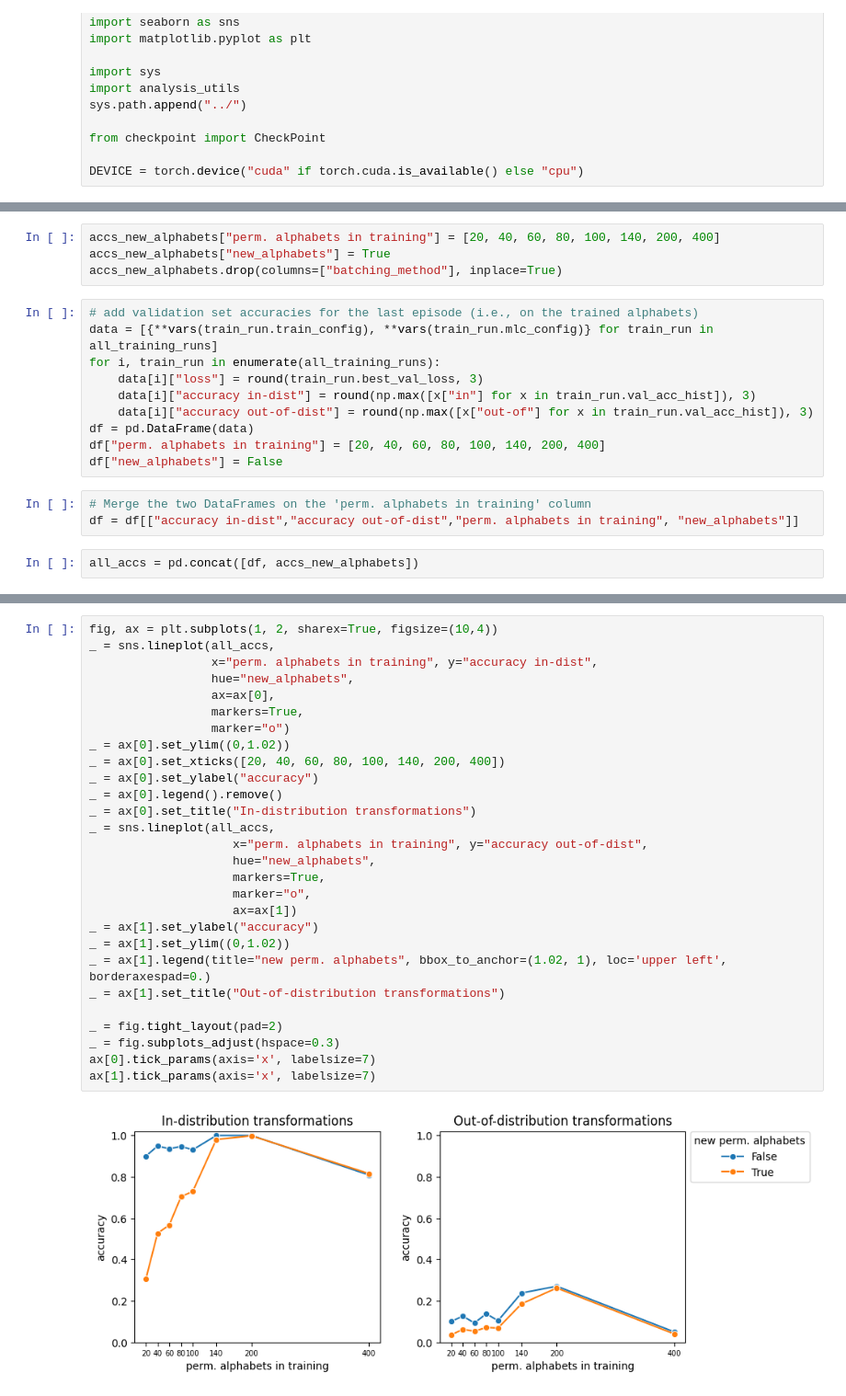
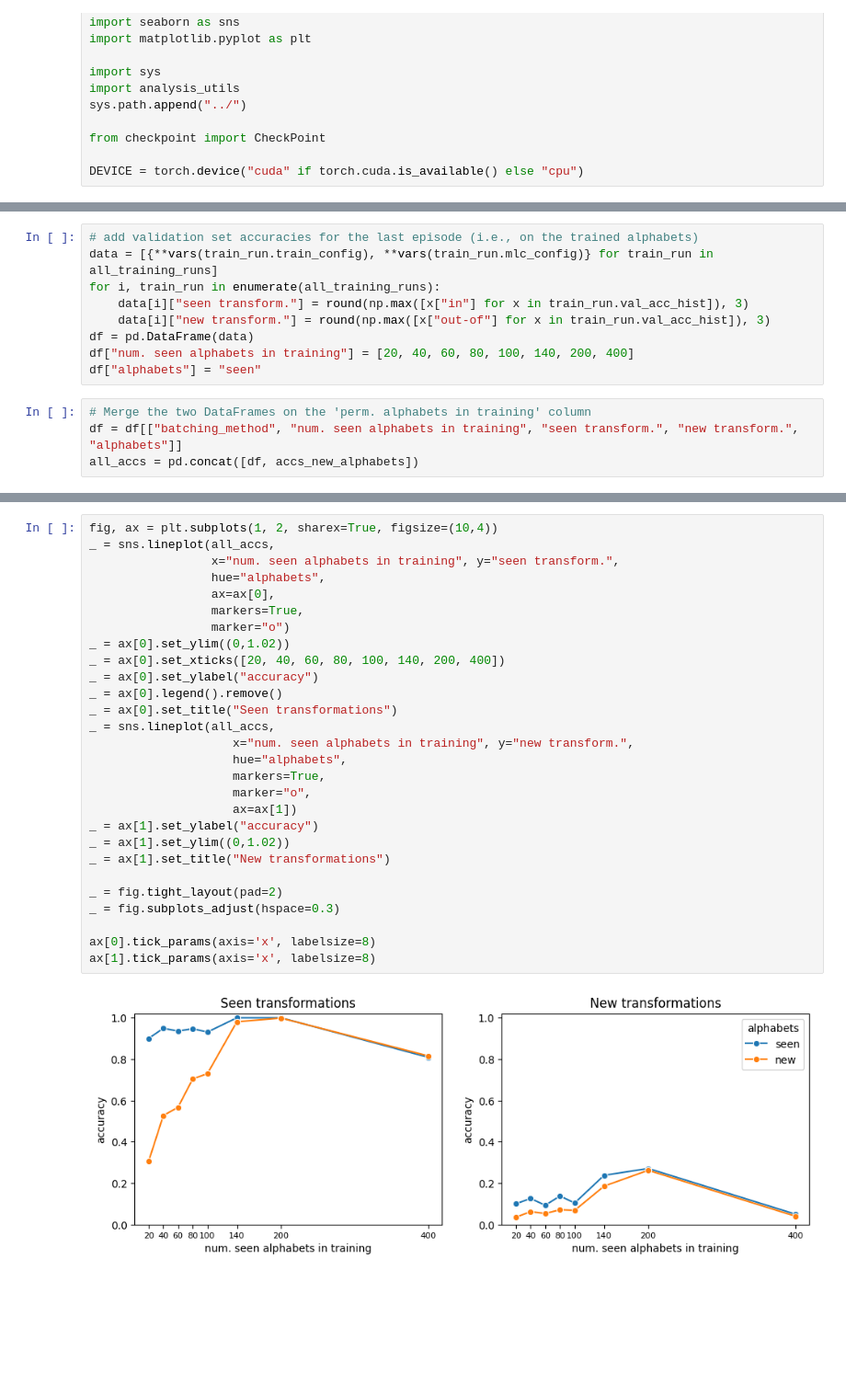
Before and after one commit to philipp-hellwig/MLC-letter-string-analogies, a Jupyter notebook: analyses/num_perm_alphabets.ipynb, the cells around one changed output, grey strips where cells are left out. Shown: that part at 92% size. Drawn from its saved outputs; the diff is of its cells as text; blank space fills up the shorter version.

```diff
--- a/analyses/num_perm_alphabets.ipynb
+++ b/analyses/num_perm_alphabets.ipynb
@@ -79,21 +113,15 @@ accs_new_alphabets.round(3)
-# %%
-accs_new_alphabets["perm. alphabets in training"] = [20, 40, 60, 80, 100, 140, 200, 400]
-accs_new_alphabets["new_alphabets"] = True
-accs_new_alphabets.drop(columns=["batching_method"], inplace=True)
 # %%
 # add validation set accuracies for the last episode (i.e., on the trained alphabets)
 data = [{**vars(train_run.train_config), **vars(train_run.mlc_config)} for train_run in all_training_runs]
 for i, train_run in enumerate(all_training_runs):
-    data[i]["loss"] = round(train_run.best_val_loss, 3)
-    data[i]["accuracy in-dist"] = round(np.max([x["in"] for x in train_run.val_acc_hist]), 3)
-    data[i]["accuracy out-of-dist"] = round(np.max([x["out-of"] for x in train_run.val_acc_hist]), 3)
+    data[i]["seen transform."] = round(np.max([x["in"] for x in train_run.val_acc_hist]), 3)
+    data[i]["new transform."] = round(np.max([x["out-of"] for x in train_run.val_acc_hist]), 3)
 df = pd.DataFrame(data)
-df["perm. alphabets in training"] = [20, 40, 60, 80, 100, 140, 200, 400]
-df["new_alphabets"] = False
+df["num. seen alphabets in training"] = [20, 40, 60, 80, 100, 140, 200, 400]
+df["alphabets"] = "seen"
-# %%
-# Merge the two DataFrames on the 'perm. alphabets in training' column
-df = df[["accuracy in-dist","accuracy out-of-dist","perm. alphabets in training", "new_alphabets"]]
 # %%
+# Merge the two DataFrames on the 'perm. alphabets in training' column
+df = df[["batching_method", "num. seen alphabets in training", "seen transform.", "new transform.", "alphabets"]]
 all_accs = pd.concat([df, accs_new_alphabets])
 # %%
 all_accs
@@ -147,30 +146,30 @@ _ = fig.subplots_adjust(hspace=0.3)
 # %%
 fig, ax = plt.subplots(1, 2, sharex=True, figsize=(10,4))
 _ = sns.lineplot(all_accs,
-                 x="perm. alphabets in training", y="accuracy in-dist",
-                 hue="new_alphabets",
+                 x="num. seen alphabets in training", y="seen transform.",
+                 hue="alphabets",
                  ax=ax[0],
                  markers=True,
                  marker="o")
 _ = ax[0].set_ylim((0,1.02))
 _ = ax[0].set_xticks([20, 40, 60, 80, 100, 140, 200, 400])
 _ = ax[0].set_ylabel("accuracy")
 _ = ax[0].legend().remove()
-_ = ax[0].set_title("In-distribution transformations")
+_ = ax[0].set_title("Seen transformations")
 _ = sns.lineplot(all_accs,
-                    x="perm. alphabets in training", y="accuracy out-of-dist",
-                    hue="new_alphabets",
+                    x="num. seen alphabets in training", y="new transform.",
+                    hue="alphabets",
                     markers=True,
                     marker="o",
                     ax=ax[1])
 _ = ax[1].set_ylabel("accuracy")
 _ = ax[1].set_ylim((0,1.02))
-_ = ax[1].legend(title="new perm. alphabets", bbox_to_anchor=(1.02, 1), loc='upper left', borderaxespad=0.)
-_ = ax[1].set_title("Out-of-distribution transformations")
+_ = ax[1].set_title("New transformations")
 
 _ = fig.tight_layout(pad=2)
 _ = fig.subplots_adjust(hspace=0.3)
-ax[0].tick_params(axis='x', labelsize=7)
-ax[1].tick_params(axis='x', labelsize=7)
+
+ax[0].tick_params(axis='x', labelsize=8)
+ax[1].tick_params(axis='x', labelsize=8)
 # %% [output]
-[figure, old version]
+[figure, new version]
```
Also changed, not shown: parts of 26 cells of this notebook, 13 other files.
